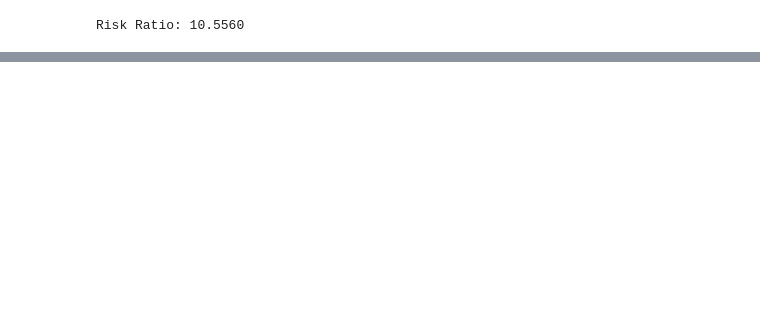
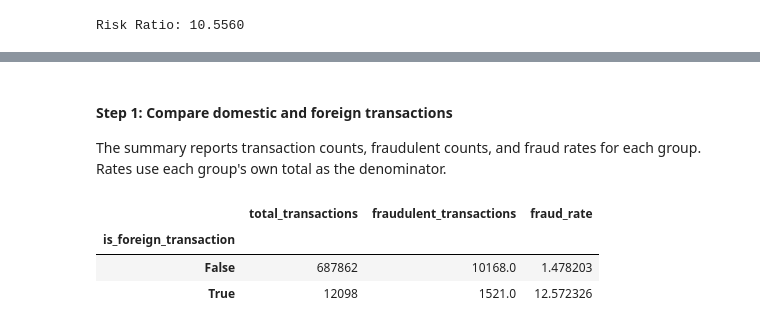
Before and after one commit to PravinMaleya/credit-card-fraud-detection, a Jupyter notebook: notebooks/02_statistical_analysis.ipynb, the cells around one changed output, grey strips where cells are left out. Cells and saved outputs as stored; diff of their text form; code cells hidden in the pictures; blank space fills up the shorter version.

Commit message:
docs: finalize statistical analysis notebook

```diff
--- a/notebooks/02_statistical_analysis.ipynb
+++ b/notebooks/02_statistical_analysis.ipynb
@@ -178,0 +251,27 @@ Risk Ratio: 10.5560
+# %% [markdown]
+#### Step 1: Compare domestic and foreign transactions
+
+The summary reports transaction counts, fraudulent counts, and fraud rates for each group. Rates use each group's own total as the denominator.
+# %%
+foreign_analysis_df = train_df[
+    ["is_foreign_transaction", "is_fraud"]
+].copy()
+
+foreign_summary = (
+    foreign_analysis_df
+    .groupby("is_foreign_transaction")
+    .agg(
+        total_transactions=("is_fraud", "count"),
+        fraudulent_transactions=("is_fraud", "sum"),
+        fraud_rate=("is_fraud", "mean")
+    )
+)
+
+foreign_summary["fraud_rate"] *= 100
+
+foreign_summary
+# %% [output]
+|  | total_transactions | fraudulent_transactions | fraud_rate |
+| is_foreign_transaction |  |  |  |
+| False | 687862 | 10168.0 | 1.478203 |
+| True | 12098 | 1521.0 | 12.572326 |
```
Also changed, not shown: parts of 50 cells of this notebook, 1 other file.
